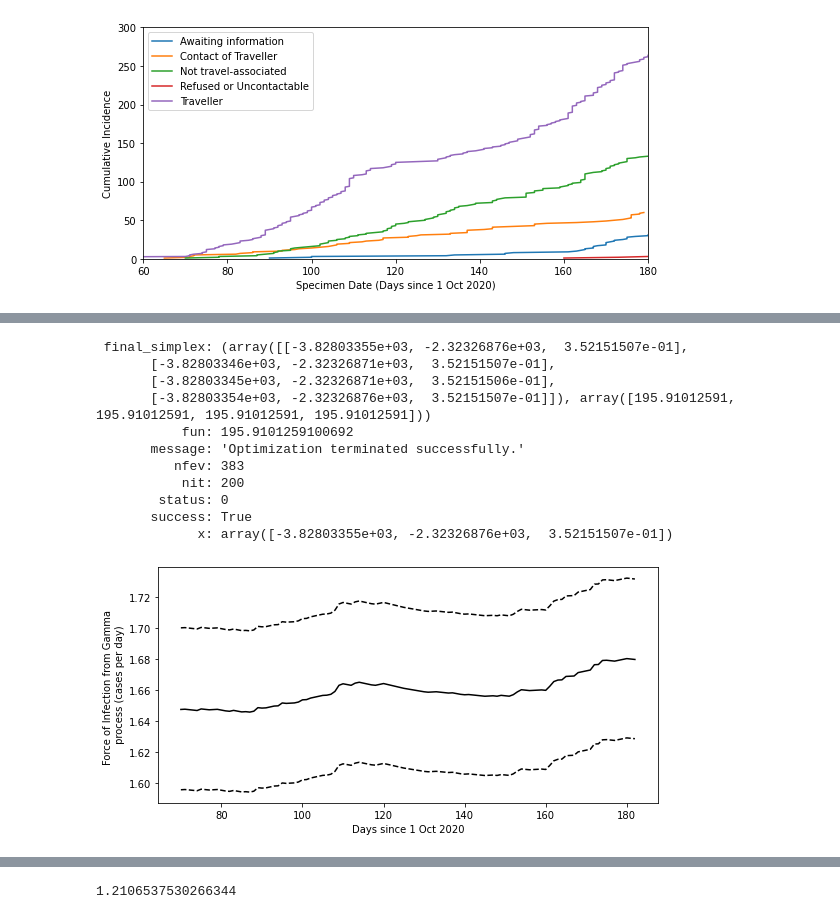
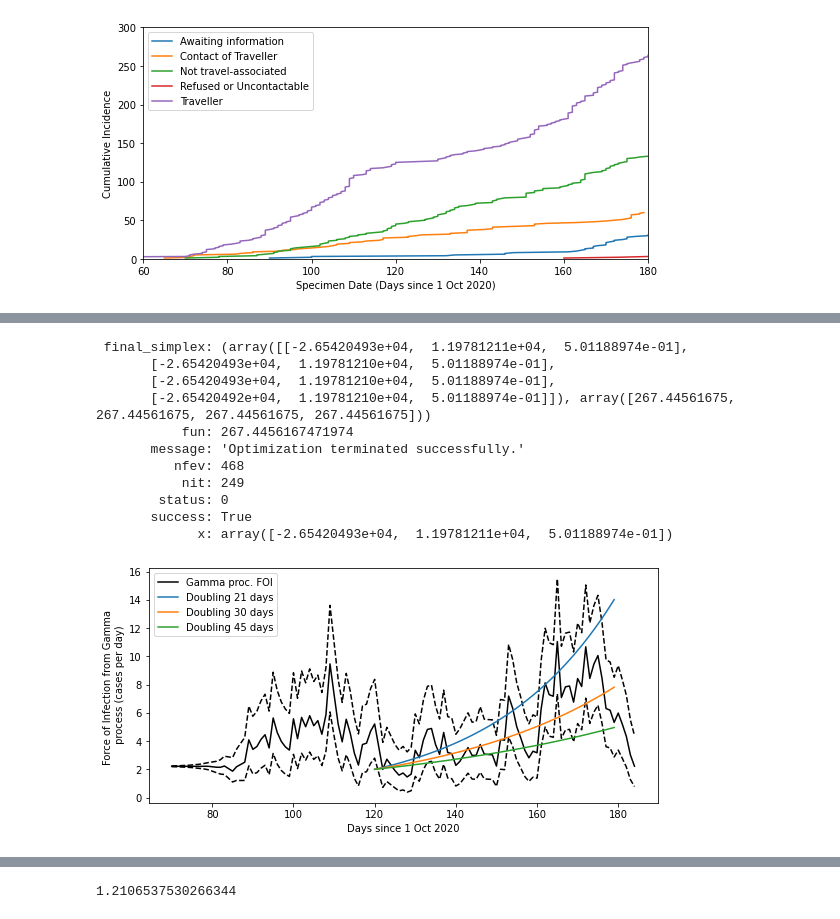
Before and after one commit to JCurran-Sebastian/BPs_for_VoC, a Jupyter notebook: voc_data.ipynb, the cells around one changed output, grey strips where cells are left out. Cells and saved outputs as stored; diff of their text form; code cells hidden in the pictures.

```diff
--- a/voc_data.ipynb
+++ b/voc_data.ipynb
@@ -41,0 +51,16 @@ plt.tight_layout()
+# %%
+plt.figure(figsize=(8,4))
+plt.plot(np.sort(x),np.arange(1,len(x)+1),label='Total Data',c='k')
+uu = np.arange(120,180)
+vv = np.arange(155,180)
+for j, dt in enumerate(dts):
+    plt.plot(uu,200*np.exp((np.log(2)/dt)*(uu-120)),label= 'Doubling ' + str(dt) + ' days',c=cols[j])
+    plt.plot(vv,300*np.exp((np.log(2)/dt)*(vv-155)),c=cols[j])
+plt.ylim([100,500])
+plt.xlim([100,180])
+plt.yscale('log')
+plt.xlabel('Specimen Date (Days since 1 Oct 2020)')
+plt.ylabel('Cumulative Incidence')
+plt.legend()
+plt.tight_layout()
+#plt.savefig('./voc_tot.pdf')
@@ -80,17 +102,18 @@ nll = lambda xx: nllfun(np.abs(xx),tt,cc,n)
 fout = op.minimize(nll,np.array([1.,1.,0.]),method='Nelder-Mead')
 astar = np.abs(fout.x[0])
 bstar = np.abs(fout.x[1])
+cstar = np.abs(fout.x[2])
 fout
 # %% [output]
- final_simplex: (array([[-3.82803355e+03, -2.32326876e+03,  3.52151507e-01],
-       [-3.82803346e+03, -2.32326871e+03,  3.52151507e-01],
-       [-3.82803345e+03, -2.32326871e+03,  3.52151506e-01],
-       [-3.82803354e+03, -2.32326876e+03,  3.52151507e-01]]), array([195.91012591, 195.91012591, 195.91012591, 195.91012591]))
-           fun: 195.9101259100692
+ final_simplex: (array([[-2.65420493e+04,  1.19781211e+04,  5.01188974e-01],
+       [-2.65420493e+04,  1.19781210e+04,  5.01188974e-01],
+       [-2.65420493e+04,  1.19781210e+04,  5.01188974e-01],
+       [-2.65420492e+04,  1.19781210e+04,  5.01188974e-01]]), array([267.44561675, 267.44561675, 267.44561675, 267.44561675]))
+           fun: 267.4456167471974
        message: 'Optimization terminated successfully.'
-          nfev: 383
-           nit: 200
+          nfev: 468
+           nit: 249
         status: 0
        success: True
-             x: array([-3.82803355e+03, -2.32326876e+03,  3.52151507e-01])
+             x: array([-2.65420493e+04,  1.19781211e+04,  5.01188974e-01])
 # %%
@@ -119,11 +154,18 @@ for i in range(1,n):
+# %%
+lam, lal, lau, rm, rs = run_gamproc(tt,cc,astar,bstar)
+# %%
+dts = np.array([21,30,45])
 # %%
 plt.figure(figsize=(8, 4))
-plt.plot(tt+tmin,lam,c=[0, 0, 0])
+plt.plot(tt+tmin,lam,c=[0, 0, 0],label='Gamma proc. FOI')
 plt.plot(tt+tmin,lal,c=[0, 0, 0],linestyle='dashed')
 plt.plot(tt+tmin,lau,c=[0, 0, 0],linestyle='dashed')
+for dt in dts:
+    plt.plot(uu,2*np.exp((np.log(2)/dt)*(uu-120)),label= 'Doubling ' + str(dt) + ' days')
 plt.xlabel('Days since 1 Oct 2020')
 plt.ylabel('Force of Infection from Gamma \n process (cases per day)')
+plt.legend()
 plt.tight_layout()
 #plt.savefig('./voc_la.pdf')
 # %% [output]
-[figure, old version]
+[figure, new version]
```
Also changed, not shown: parts of 15 cells of this notebook, 1 other file.
